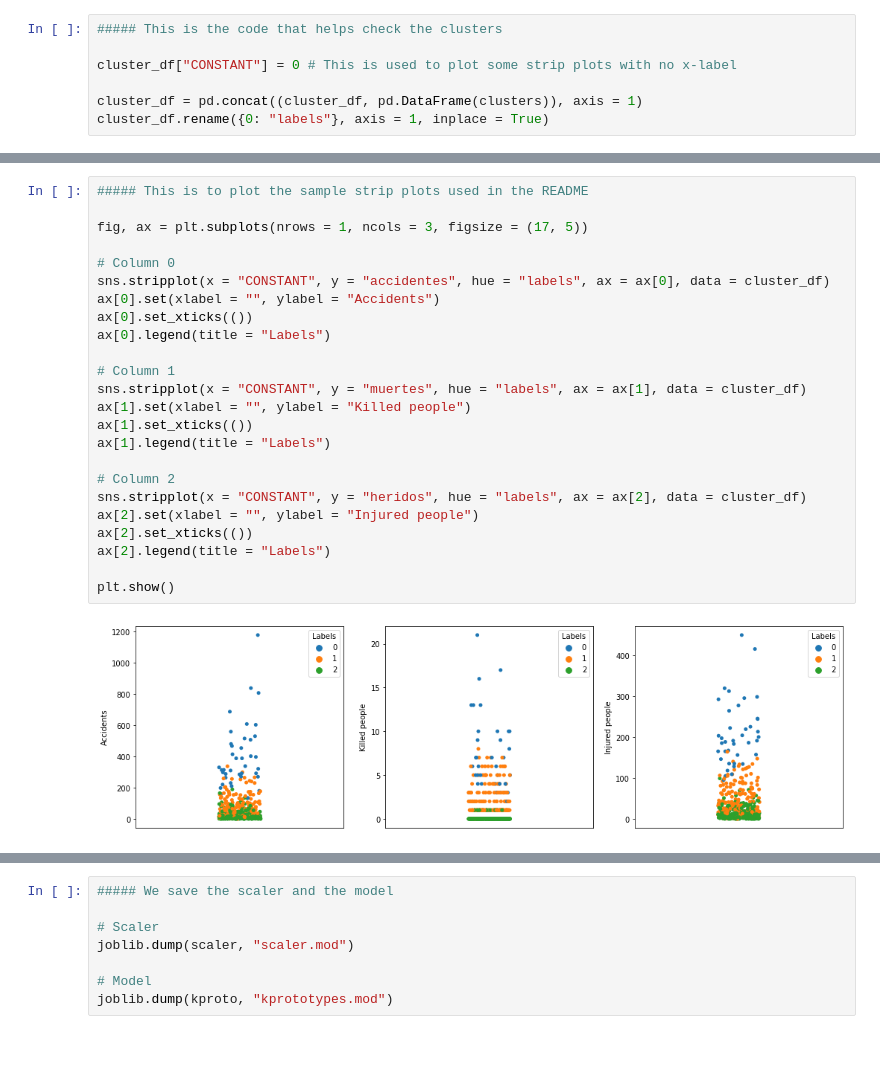
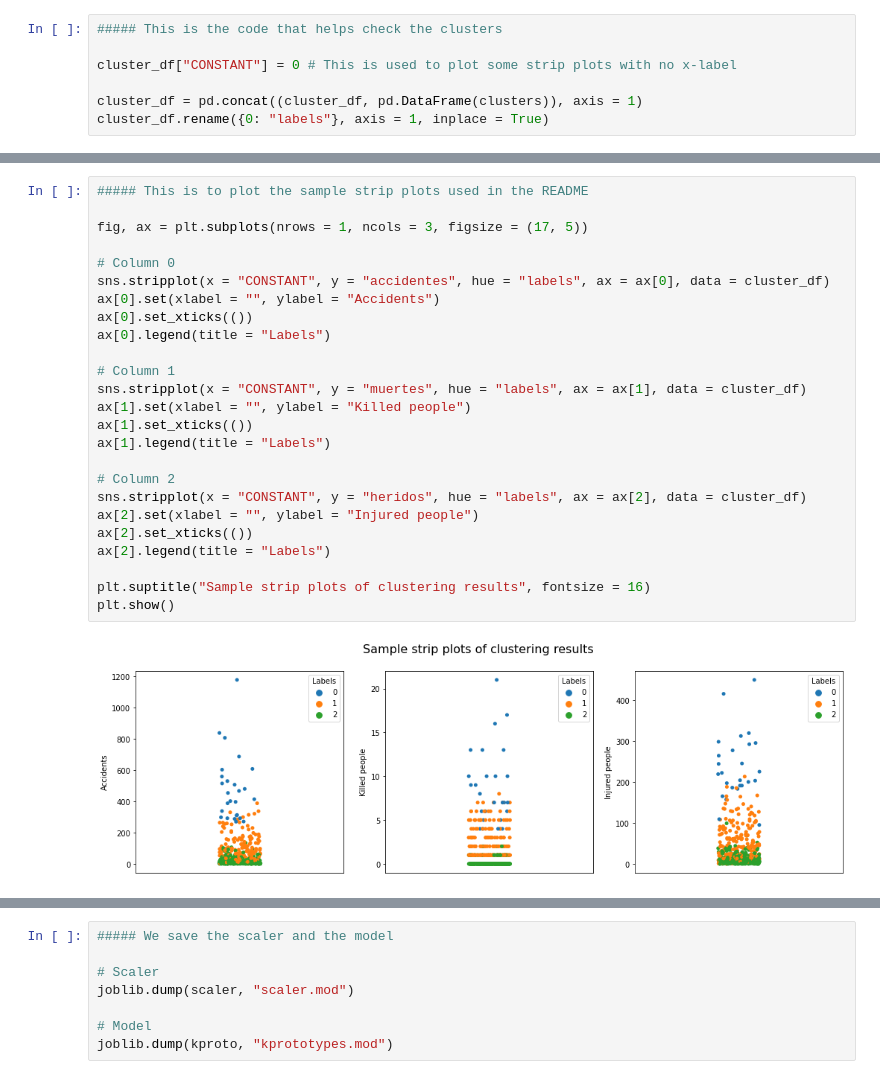
Before and after one commit to jacasta2/accidents_smb, a Jupyter notebook: clustering/model_creation.ipynb, the cells around one changed output, grey strips where cells are left out. Cells and saved outputs as stored; diff of their text form; blank space fills up the shorter version.

Commit message:
Updated clustering notebook to save some reference figures

```diff
--- a/clustering/model_creation.ipynb
+++ b/clustering/model_creation.ipynb
@@ -128,29 +128,30 @@ plt.show()
 # %%
 ##### This is to plot the sample strip plots used in the README
 
 fig, ax = plt.subplots(nrows = 1, ncols = 3, figsize = (17, 5))
 
 # Column 0
 sns.stripplot(x = "CONSTANT", y = "accidentes", hue = "labels", ax = ax[0], data = cluster_df)
 ax[0].set(xlabel = "", ylabel = "Accidents")
 ax[0].set_xticks(())
 ax[0].legend(title = "Labels")
 
 # Column 1
 sns.stripplot(x = "CONSTANT", y = "muertes", hue = "labels", ax = ax[1], data = cluster_df)
 ax[1].set(xlabel = "", ylabel = "Killed people")
 ax[1].set_xticks(())
 ax[1].legend(title = "Labels")
 
 # Column 2
 sns.stripplot(x = "CONSTANT", y = "heridos", hue = "labels", ax = ax[2], data = cluster_df)
 ax[2].set(xlabel = "", ylabel = "Injured people")
 ax[2].set_xticks(())
 ax[2].legend(title = "Labels")
 
+plt.suptitle("Sample strip plots of clustering results", fontsize = 16)
 plt.show()
 # %% [output]
-[figure, old version]
+[figure, new version]
 # %%
 ##### This is the code to perform the dimensionality reduction
     ##### This code is adapted from: https://antonsruberts.github.io/kproto-audience/
```
Also changed, not shown: parts of 3 cells of this notebook, 2 other files.
